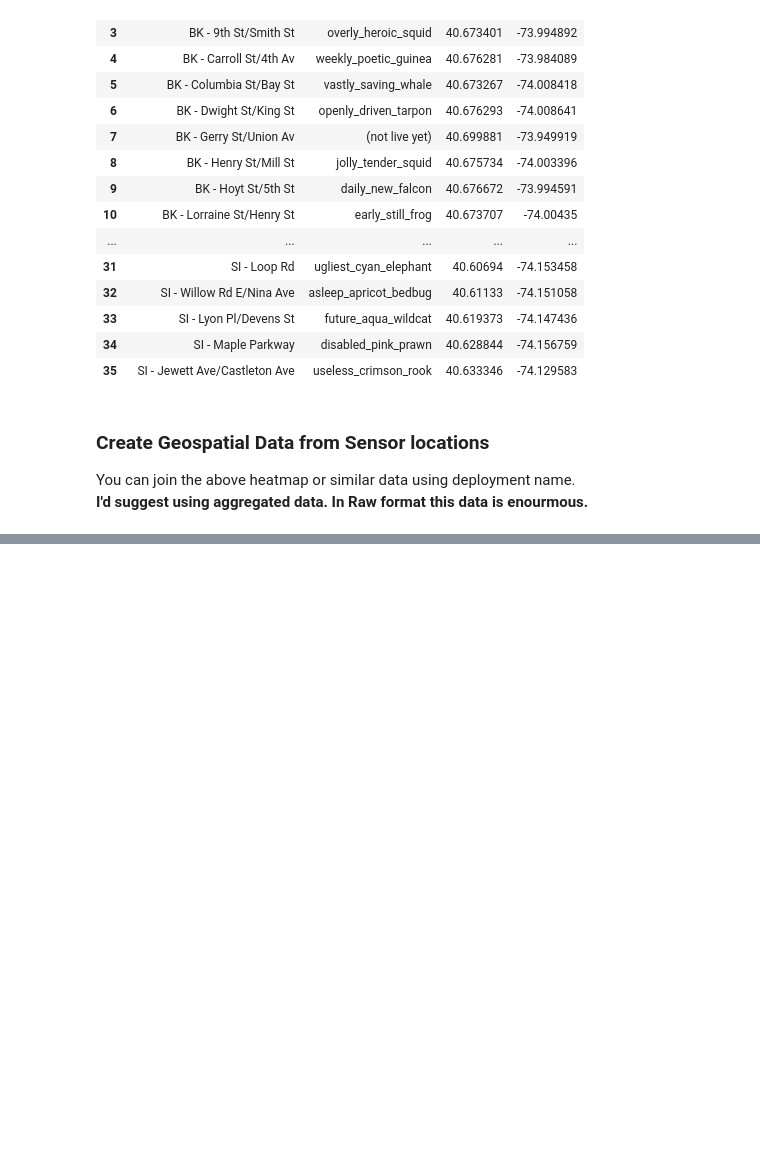
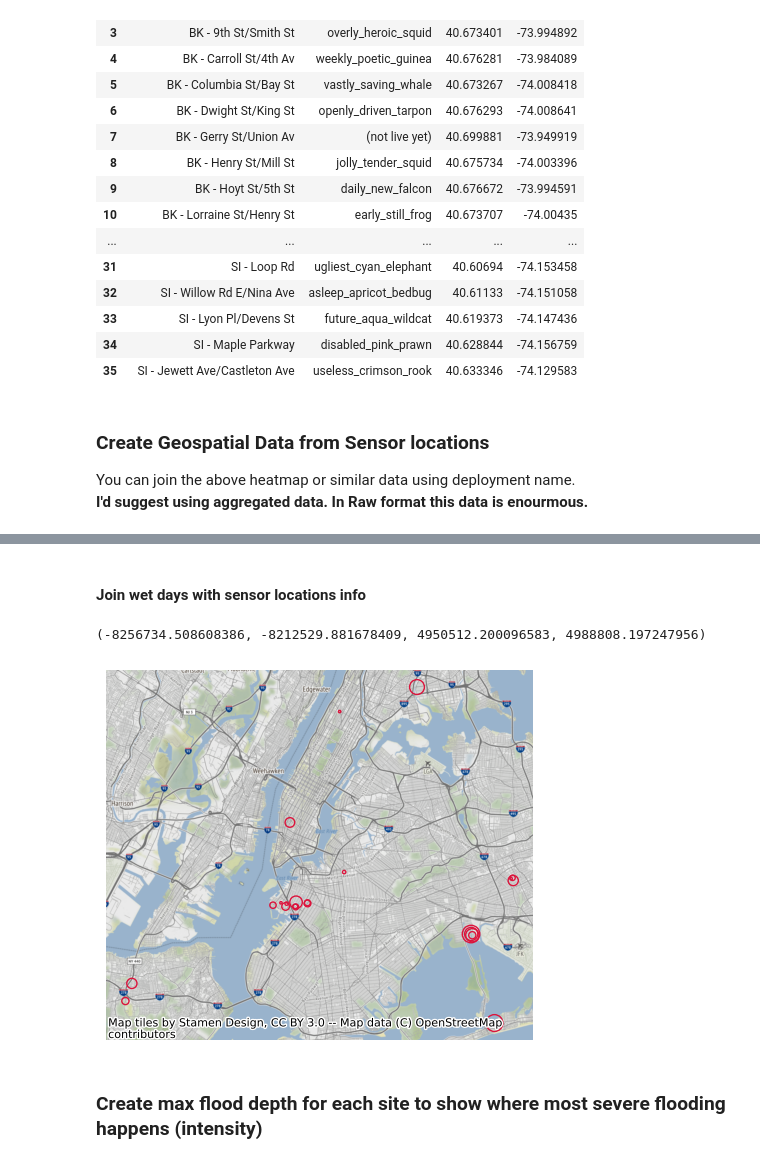
Before and after one commit to cankadir/FloodAnalysis, a Jupyter notebook: PY/CollectData.ipynb, the cells around one changed output, grey strips where cells are left out. Saved outputs shown, nothing was run; the diff lists cells and outputs as text; code cells hidden in the pictures; blank space fills up the shorter version.

```diff
--- a/PY/CollectData.ipynb
+++ b/PY/CollectData.ipynb
@@ -97,0 +112,13 @@ sns.heatmap(
+# %%
+pt_max = pd.pivot_table(
+    data = df,
+    index = 'deployment_id',
+    columns=pd.Grouper(key='time', freq='1D'), # Group time column by day
+    aggfunc="max", # When you group, use MAX as the aggreagation function
+    values  = 'depth_proc_mm', # Which columns the values shoul be coming from,
+    fill_value=0 # When the sensor is not reporting, I can assume it is 0
+)
+
+pt_max.columns = [i.strftime("%d-%m-%y") for i in pt_max.columns]
+
+pt_max.head()
@@ -140,0 +187,4 @@ sensor_locations_geo.plot()
+# %%
+# 1. Remove columns where no flood was recorded.
+pt_max = pt_max[ pt_max.columns[ pt_max.sum() > 0 ] ]
+pt_max.head()
@@ -140,0 +204,9 @@ sensor_locations_geo.plot()
+# %%
+
+pt_max_list = pt_max.stack().reset_index()
+pt_max_list.columns = ['deployment_id','date','depth']
+
+pt_max_list = pt_max_list[ pt_max_list['depth'] > 101 ]
+
+wet_days = pt_max_list.groupby('deployment_id', as_index=False).size()
+wet_days.head()
@@ -140,0 +220,14 @@ sensor_locations_geo.plot()
+# %% [markdown]
+#### Join wet days with sensor locations info
+# %%
+# sensor_meansures is the joined DB
+sensor_measures = sensor_locations_geo.join( wet_days.set_index("deployment_id") , on='deployment_id' )
+
+ax = sensor_measures.to_crs(3857).plot( markersize = sensor_measures['size']*3 , edgecolor = 'crimson' , facecolor ='none' , lw = 1 )
+cx.add_basemap( ax )
+ax.axis('off')
+# %% [output]
+(-8256734.508608386, -8212529.881678409, 4950512.200096583, 4988808.197247956)
+[figure, added]
+# %% [markdown]
+### Create max flood depth for each site to show where most severe flooding happens (intensity)
```
Also changed, not shown: parts of 11 cells of this notebook, 6 other files.
